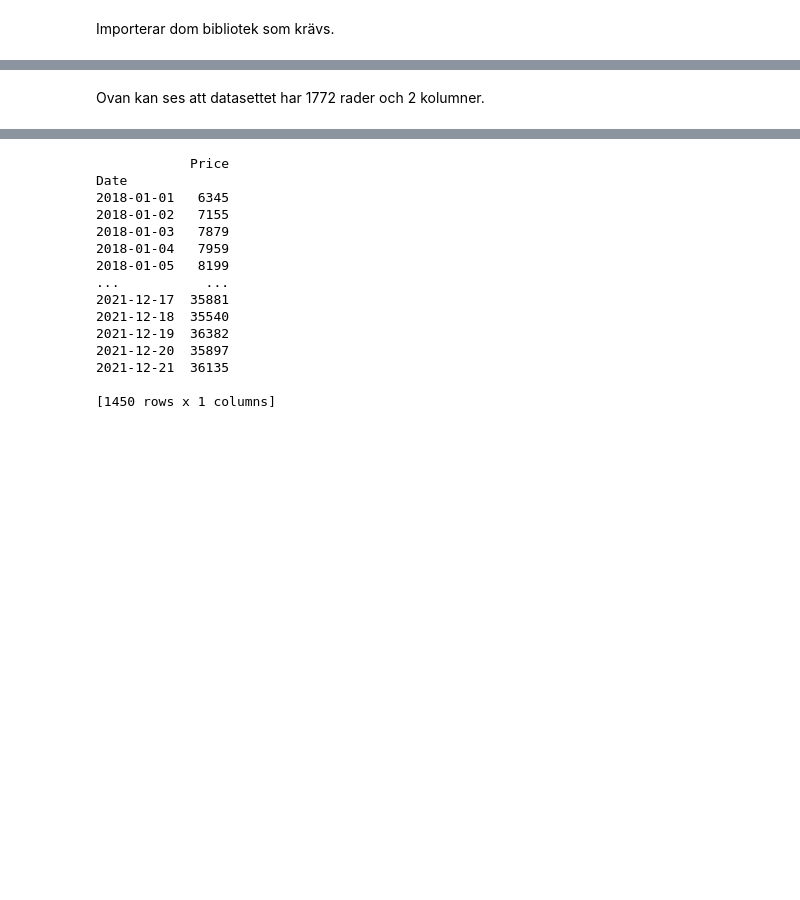
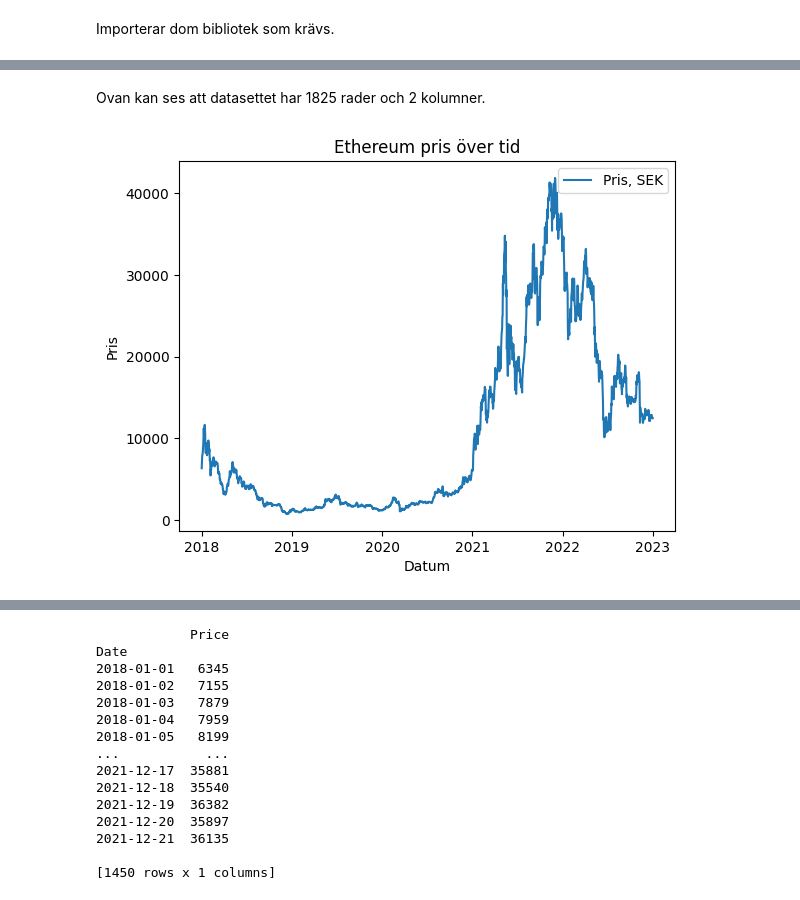
Before and after one commit to SaraPetre/prediction_with_AI, a Jupyter notebook: src/LSTM/AI_LSTM_Neutral_Network.ipynb, the cells around one changed output, grey strips where cells are left out. Saved outputs shown, nothing was run; the diff lists cells and outputs as text; code cells hidden in the pictures; blank space fills up the shorter version.

```diff
--- a/AI_LSTM_Neutral_Network.ipynb
+++ b/src/LSTM/AI_LSTM_Neutral_Network.ipynb
@@ -90,5 +120,18 @@ data.head
 # %% [markdown]
-Ovan kan ses att datasettet har 1772 rader och 2 kolumner.
+Ovan kan ses att datasettet har 1825 rader och 2 kolumner.
+# %%
+# Konvertera datumkolumnen till pandas datetime-objekt
+data['Date'] = pd.to_datetime(data['Date'])
+# Plotta datan
+plt.plot(data['Date'], data['Price'], label='Pris, SEK')
+plt.xlabel('Datum')
+plt.ylabel('Pris')
+plt.title('Ethereum pris över tid')
+
+plt.legend()
+plt.show()
+# %% [output]
+[figure, added]
 # %%
 # Ställer in kolumnen 'Date' som index
 data = data.set_index('Date')
```
Also changed, not shown: parts of 23 cells of this notebook, 13 other files.
